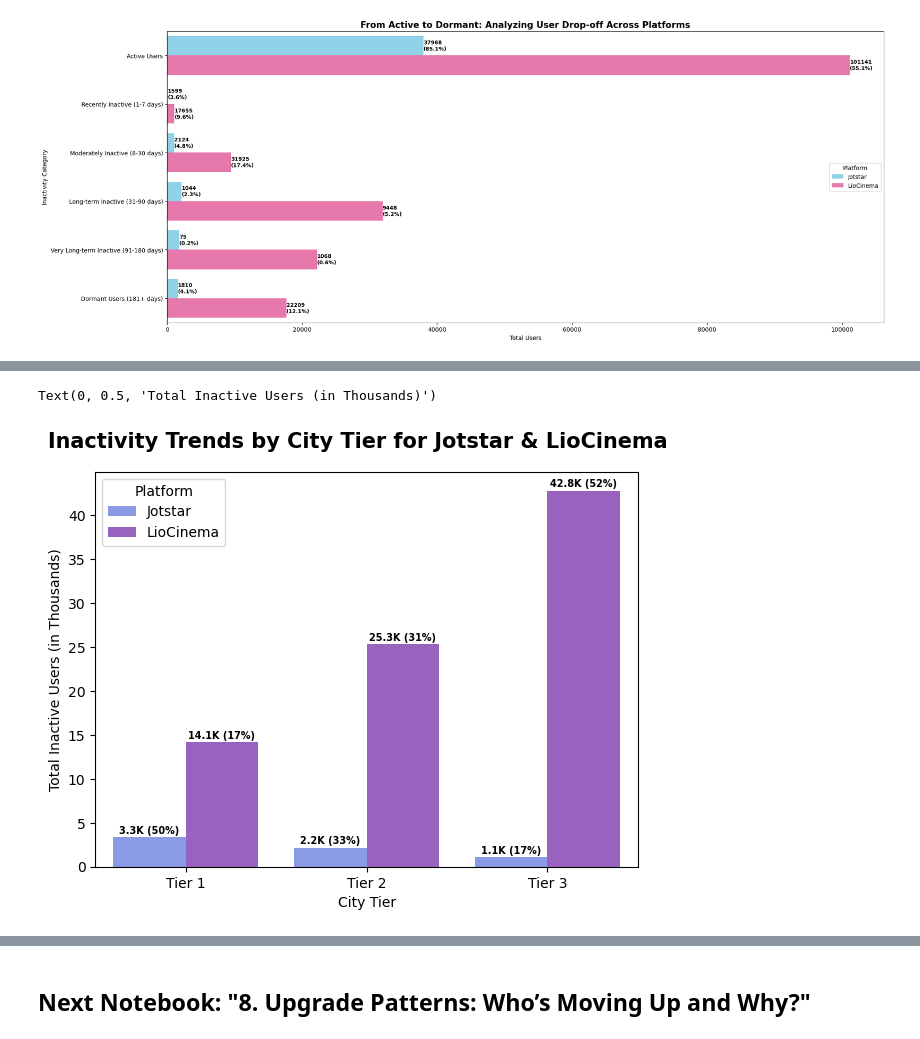
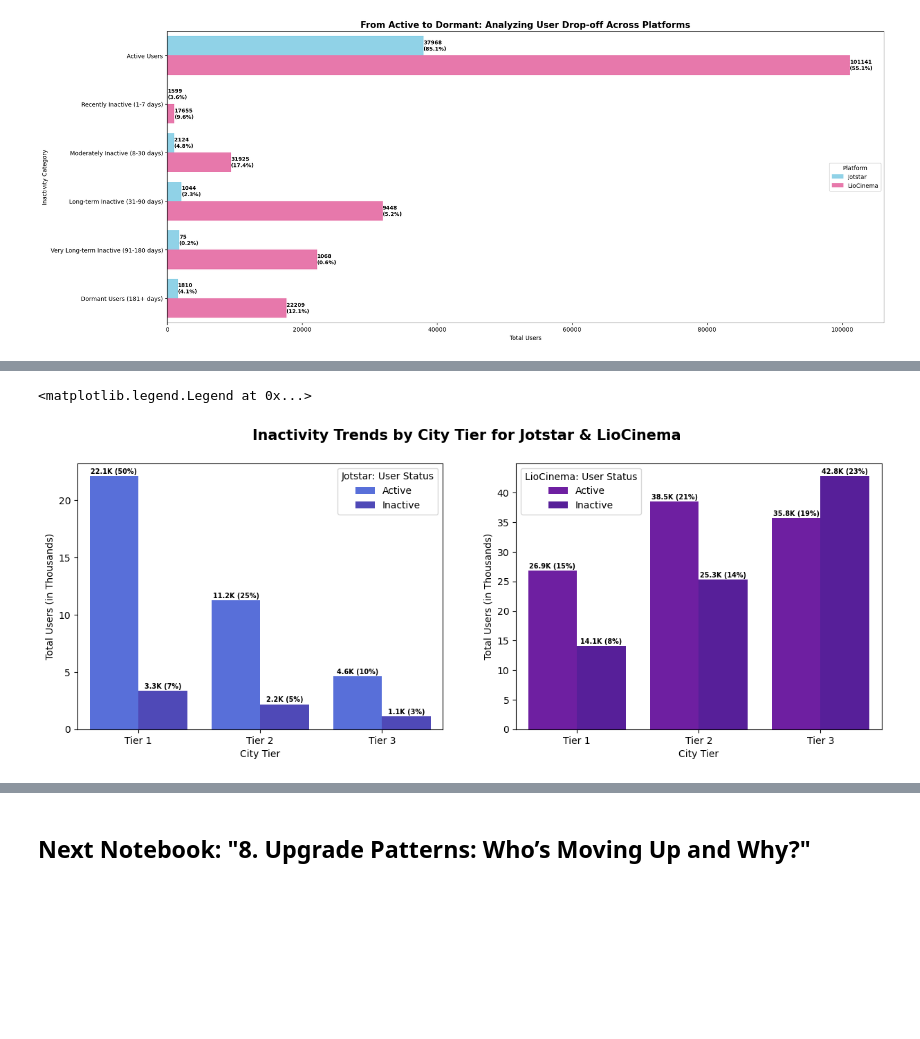
Before and after one commit to jarsheenkaur/Codebasics-Resume-Projects, a Jupyter notebook: Challenge #14 - LioJotstar (Insights for Post-Merger Growth)/LioJotstar Merger - Data Analysis with Python for Strategic Optimization/07. User Inactivity.ipynb, the cells around one changed output, grey strips where cells are left out. Saved outputs shown, nothing was run; the diff lists cells and outputs as text; code cells hidden in the pictures; blank space fills up the shorter version.

Commit message:
Add files via upload
Changes in Visuals for better Analysis Results

```diff
--- a/Challenge #14 - LioJotstar (Insights for Post-Merger Growth)/LioJotstar Merger - Data Analysis with Python for Strategic Optimization/07. User Inactivity.ipynb
+++ b/Challenge #14 - LioJotstar (Insights for Post-Merger Growth)/LioJotstar Merger - Data Analysis with Python for Strategic Optimization/07. User Inactivity.ipynb
@@ -154,28 +192,42 @@ plt.legend(title = "Platform", loc = "upper right")
 # %%
-def get_inactive_users_count(df):
-    result = df.groupby('City Tier')['Last Active Date'].count()
-    result = result.to_frame().rename(columns = {'Last Active Date':'Total Inactive Users'}).reset_index()
-    result['Total Inactive Users (%)'] = (result['Total Inactive Users'] / (result['Total Inactive Users'].sum())) * 100
-    result['Total Inactive Users'] /= 1000
-    return result
+def get_users_count(df):
+    total = df.groupby('City Tier')['User ID'].count()
+    total = total.to_frame().rename(columns = {'User ID':'Total Users'}).reset_index()
+    inactive = df.groupby('City Tier')['Last Active Date'].count()
+    inactive = inactive.to_frame().rename(columns = {'Last Active Date':'Inactive'}).reset_index()
+    result = pd.merge(total, inactive, on = 'City Tier', how = 'left')
+    result['Active'] = result['Total Users'] - result['Inactive']
+    final = pd.melt(result, id_vars = 'City Tier', value_vars = ['Active', 'Inactive'], var_name = 'User Status',
+                      value_name = 'Number of Users')
+    final['Users (%)'] = (final['Number of Users'] / (final['Number of Users'].sum())) * 100
+    final['Number of Users'] /= 1000
+    return final
 
-jotstar_temp_df = get_inactive_users_count(jotstar_subscribers_df)
-liocinema_temp_df = get_inactive_users_count(liocinema_subscribers_df)
-jotstar_temp_df['Platform'] = "Jotstar"
-liocinema_temp_df['Platform'] = "LioCinema"
-merged_df = pd.concat([jotstar_temp_df, liocinema_temp_df])
+jotstar_temp_df = get_users_count(jotstar_subscribers_df)
+liocinema_temp_df = get_users_count(liocinema_subscribers_df)
 
-plt.figure(figsize = (7, 5))
-plt.subplots_adjust(top = 0.9)
+plt.figure(figsize = (15, 5))
 plt.suptitle("Inactivity Trends by City Tier for Jotstar & LioCinema", fontsize = 15, fontweight = "bold", ha = "center")
 
-bp = sns.barplot(merged_df, x = 'City Tier', y = 'Total Inactive Users', hue = 'Platform', palette = ["#7B90F3", "#9C53CD"] )
-for bar, content, pct in zip(bp.patches, merged_df['Total Inactive Users'], merged_df['Total Inactive Users (%)']):
+ax1 = plt.subplot(1, 2, 1)
+bp = sns.barplot(jotstar_temp_df, x = 'City Tier', y = 'Number of Users', hue = 'User Status', palette = ["#4361EE", "#3F37C9"] )
+for bar, content, pct in zip(bp.patches, jotstar_temp_df['Number of Users'], jotstar_temp_df['Users (%)']):
+    x = bar.get_x() + bar.get_width() / 2
+    y = bar.get_height()
+    label = f"{content:.1f}K ({pct:.0f}%)"
+    plt.text(x, y + 0.7, label, ha = "center", va = "top", fontsize = 7, color = "black", fontweight = "bold")
+plt.ylabel("Total Users (in Thousands)")
+plt.legend(title = "Jotstar: User Status")
+
+ax2 = plt.subplot(1, 2, 2)
+bp = sns.barplot(liocinema_temp_df, x = 'City Tier', y = 'Number of Users', hue = 'User Status', palette = ["#7209B7", "#560BAD"] )
+for bar, content, pct in zip(bp.patches, liocinema_temp_df['Number of Users'], liocinema_temp_df['Users (%)']):
     x = bar.get_x() + bar.get_width() / 2
     y = bar.get_height()
     label = f"{content:.1f}K ({pct:.0f}%)"
     plt.text(x, y + 1.3, label, ha = "center", va = "top", fontsize = 7, color = "black", fontweight = "bold")
-plt.ylabel("Total Inactive Users (in Thousands)")
+plt.ylabel("Total Users (in Thousands)")
+plt.legend(title = "LioCinema: User Status")
 # %% [output]
-Text(0, 0.5, 'Total Inactive Users (in Thousands)')
+<matplotlib.legend.Legend at 0x...>
-[figure, old version]
+[figure, new version]
```
Also changed, not shown: parts of 4 cells of this notebook, 3 other files.
